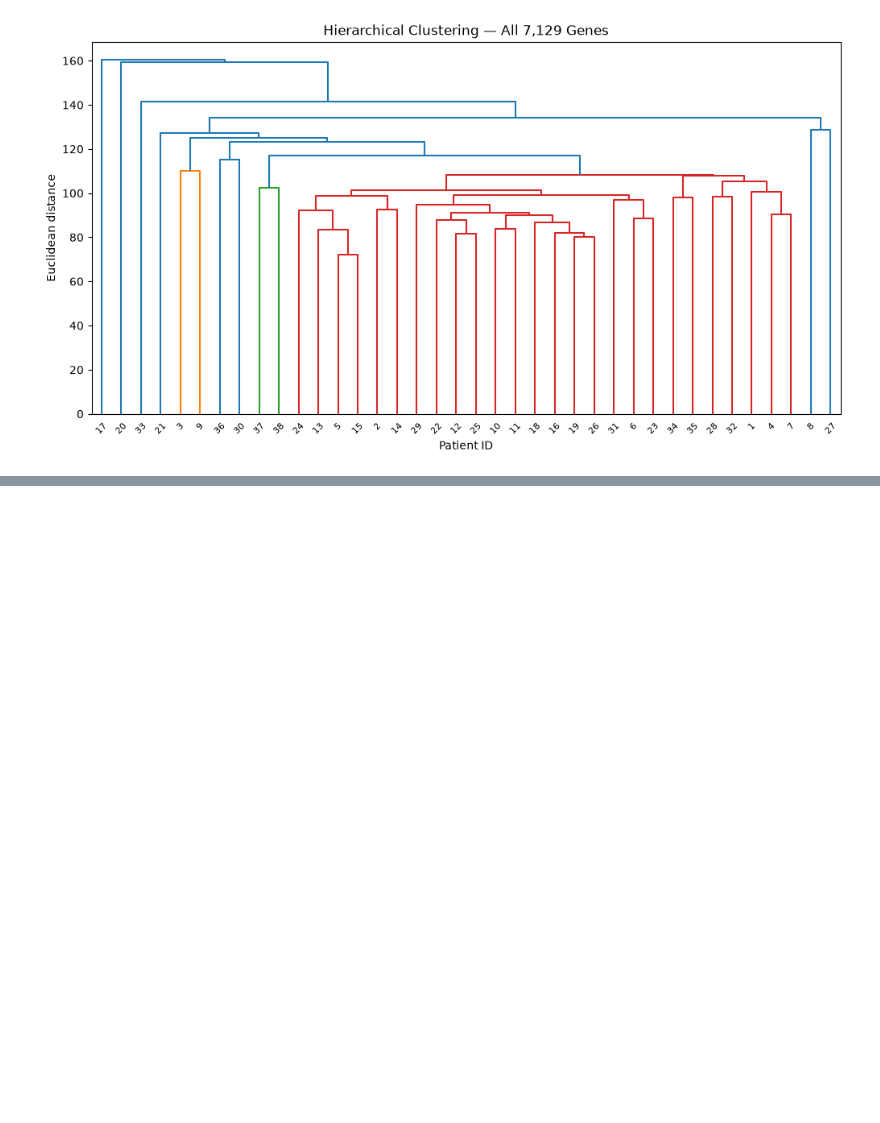
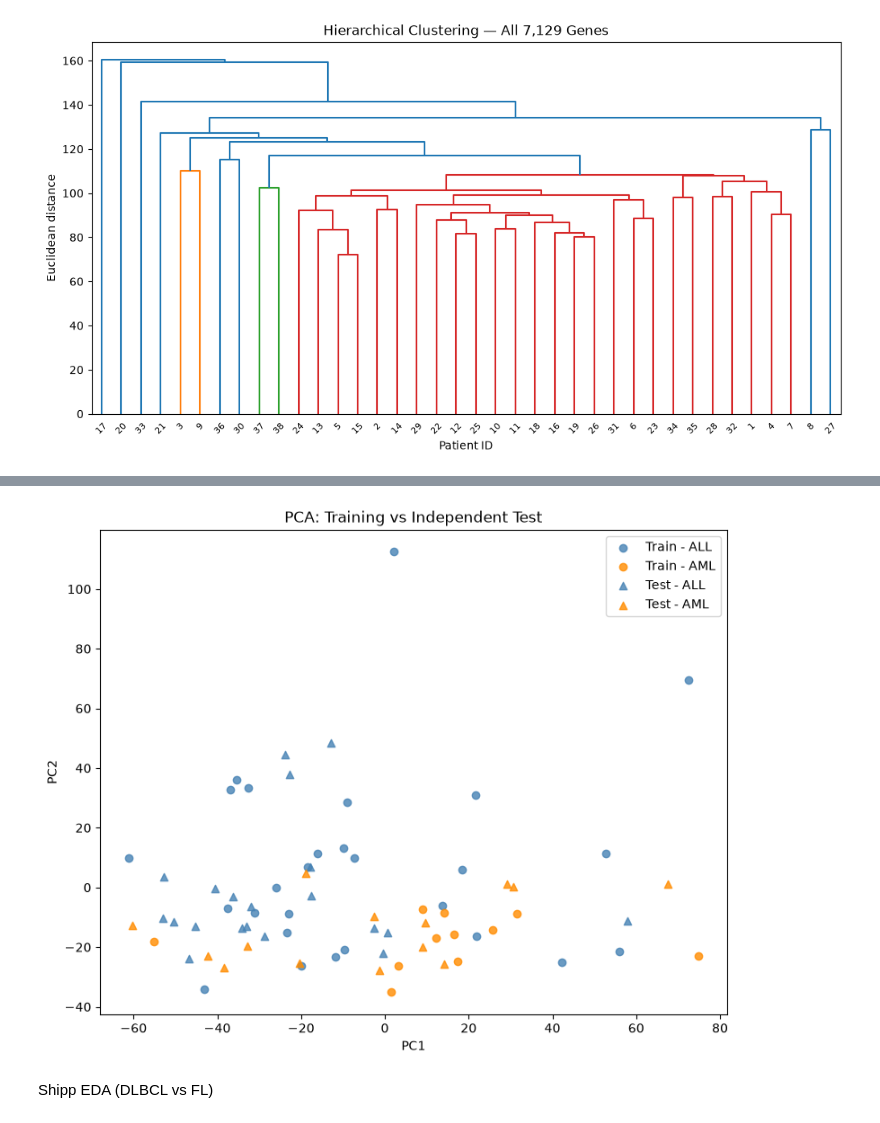
Before and after one commit to zehrarid/cancer-classification-gene-expression, a Jupyter notebook: code/dataPrep.ipynb, the cells around one changed output, grey strips where cells are left out. Saved outputs shown, nothing was run; the diff lists cells and outputs as text; code cells hidden in the pictures; blank space fills up the shorter version.

```diff
--- a/code/dataPrep.ipynb
+++ b/code/dataPrep.ipynb
@@ -654,0 +648,37 @@ g50 = sns.clustermap(
+# %%
+X_test_scaled = scaler.transform(X_test)
+# %%
+X_test_pca = pca.transform(X_test_scaled)
+# %%
+X_train_pca = pca.transform(scaler.transform(X_train))
+
+fig, ax = plt.subplots(figsize=(9, 7))
+
+for pca_coords, labels, marker, dataset in [
+    (X_train_pca, train_expr["target"], "o", "Train"),
+    (X_test_pca, test_expr["target"], "^", "Test")
+]:
+    for target, color, cancer in [
+        (1, "steelblue", "ALL"),
+        (0, "darkorange", "AML")
+    ]:
+        mask = labels.to_numpy() == target
+
+        ax.scatter(
+            pca_coords[mask, 0],
+            pca_coords[mask, 1],
+            c=color,
+            marker=marker,
+            alpha=0.8,
+            label=f"{dataset} - {cancer}"
+        )
+
+ax.set_xlabel("PC1")
+ax.set_ylabel("PC2")
+ax.set_title("PCA: Training vs Independent Test")
+ax.legend()
+plt.show()
+# %% [output]
+[figure, added]
+# %% [markdown]
+Shipp EDA (DLBCL vs FL)
```
Also changed, not shown: parts of 39 cells of this notebook.
